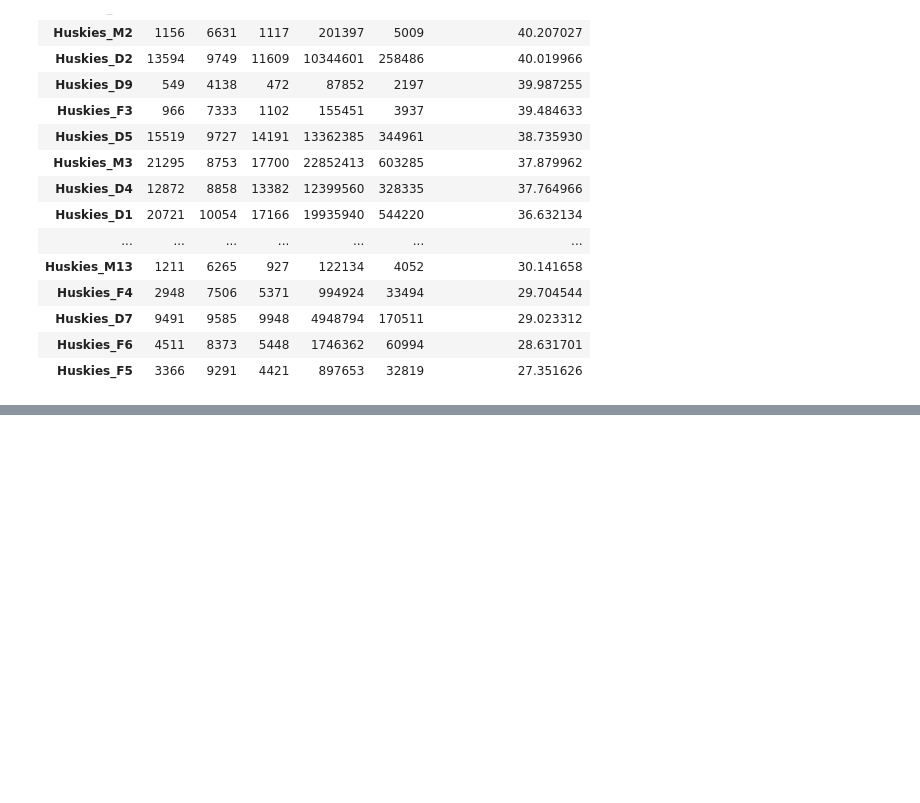
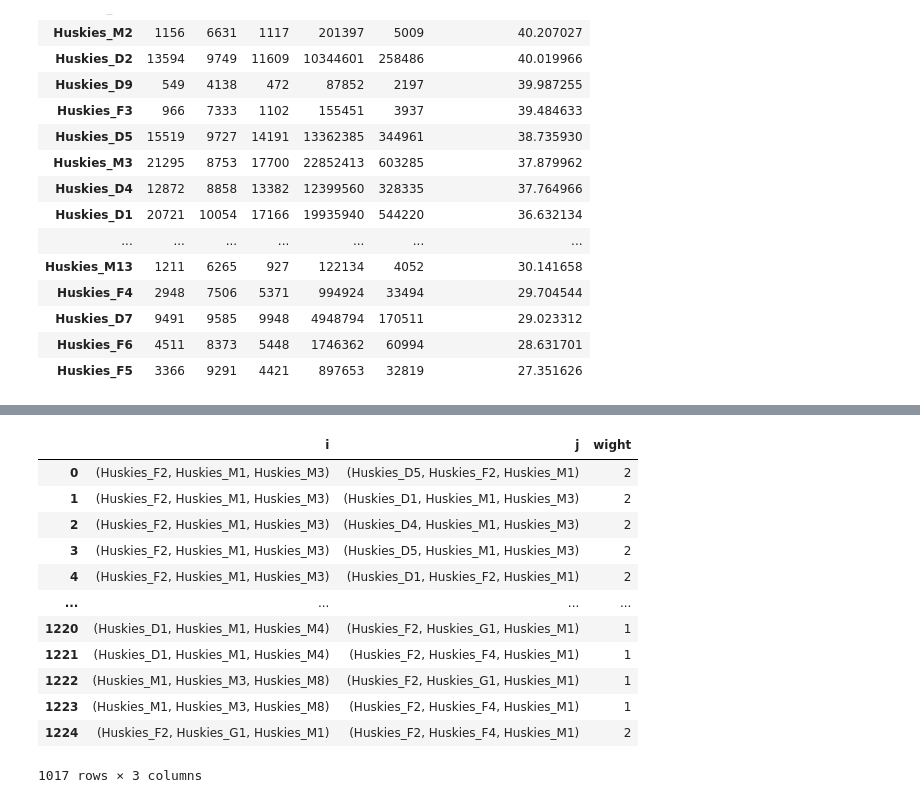
Before and after one commit to jansona/2020_MCM_ICM, a Jupyter notebook: task_1.ipynb, the cells around one changed output, grey strips where cells are left out. Cells and saved outputs as stored; diff of their text form; code cells hidden in the pictures; blank space fills up the shorter version.

```diff
--- a/task_1.ipynb
+++ b/task_1.ipynb
@@ -208,0 +510,25 @@ md
+# %%
+wight = [count_shared_node(t0, t1) for t0, t1 in pairs]
+# %%
+a = [p[0] for p in pairs]
+b = [p[1] for p in pairs]
+# %%
+new_graph = pd.DataFrame({'i':a, 'j':b, 'wight':wight})
+# %%
+new_graph = new_graph[new_graph['wight'] > 0]
+# %%
+new_graph
+# %% [output]
+|  | i | j | wight |
+| 0 | (Huskies_F2, Huskies_M1, Huskies_M3) | (Huskies_D5, Huskies_F2, Huskies_M1) | 2 |
+| 1 | (Huskies_F2, Huskies_M1, Huskies_M3) | (Huskies_D1, Huskies_M1, Huskies_M3) | 2 |
+| 2 | (Huskies_F2, Huskies_M1, Huskies_M3) | (Huskies_D4, Huskies_M1, Huskies_M3) | 2 |
+| 3 | (Huskies_F2, Huskies_M1, Huskies_M3) | (Huskies_D5, Huskies_M1, Huskies_M3) | 2 |
+| 4 | (Huskies_F2, Huskies_M1, Huskies_M3) | (Huskies_D1, Huskies_F2, Huskies_M1) | 2 |
+| ... | ... | ... | ... |
+| 1220 | (Huskies_D1, Huskies_M1, Huskies_M4) | (Huskies_F2, Huskies_G1, Huskies_M1) | 1 |
+| 1221 | (Huskies_D1, Huskies_M1, Huskies_M4) | (Huskies_F2, Huskies_F4, Huskies_M1) | 1 |
+| 1222 | (Huskies_M1, Huskies_M3, Huskies_M8) | (Huskies_F2, Huskies_G1, Huskies_M1) | 1 |
+| 1223 | (Huskies_M1, Huskies_M3, Huskies_M8) | (Huskies_F2, Huskies_F4, Huskies_M1) | 1 |
+| 1224 | (Huskies_F2, Huskies_G1, Huskies_M1) | (Huskies_F2, Huskies_F4, Huskies_M1) | 2 |
+1017 rows × 3 columns
```
Also changed, not shown: parts of 44 cells of this notebook.
